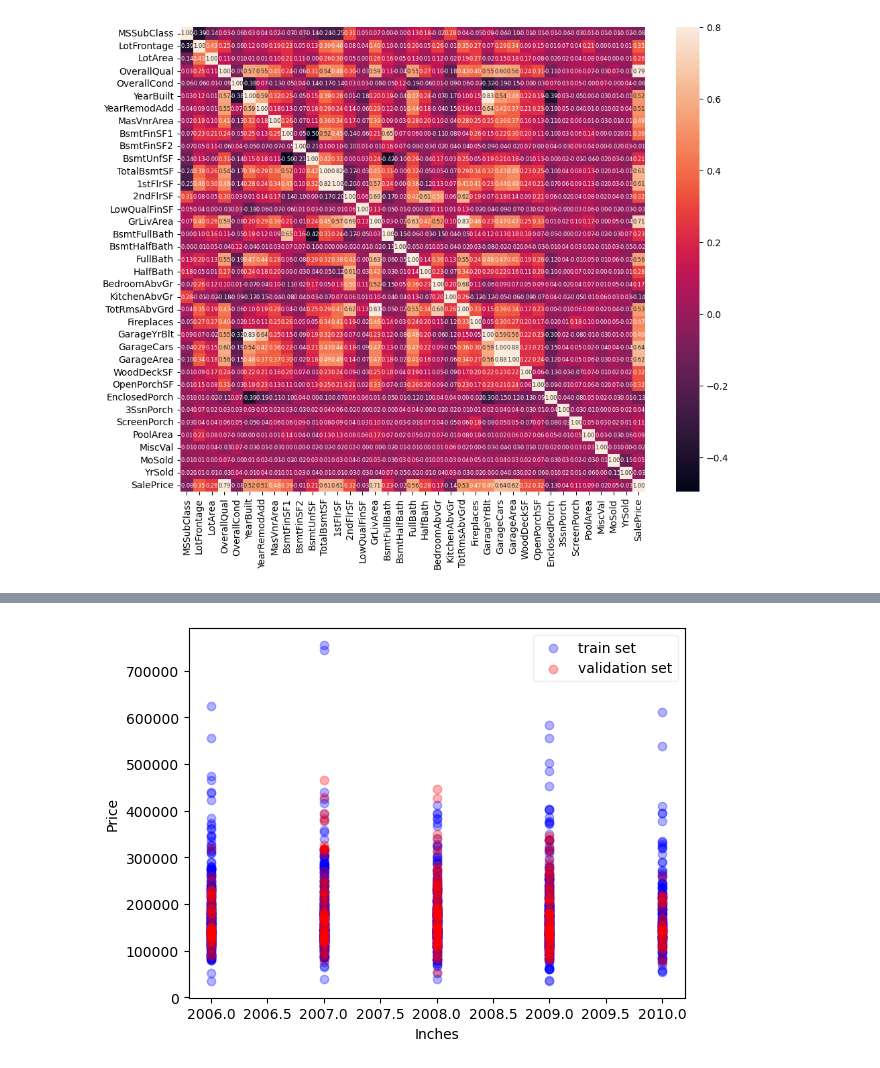
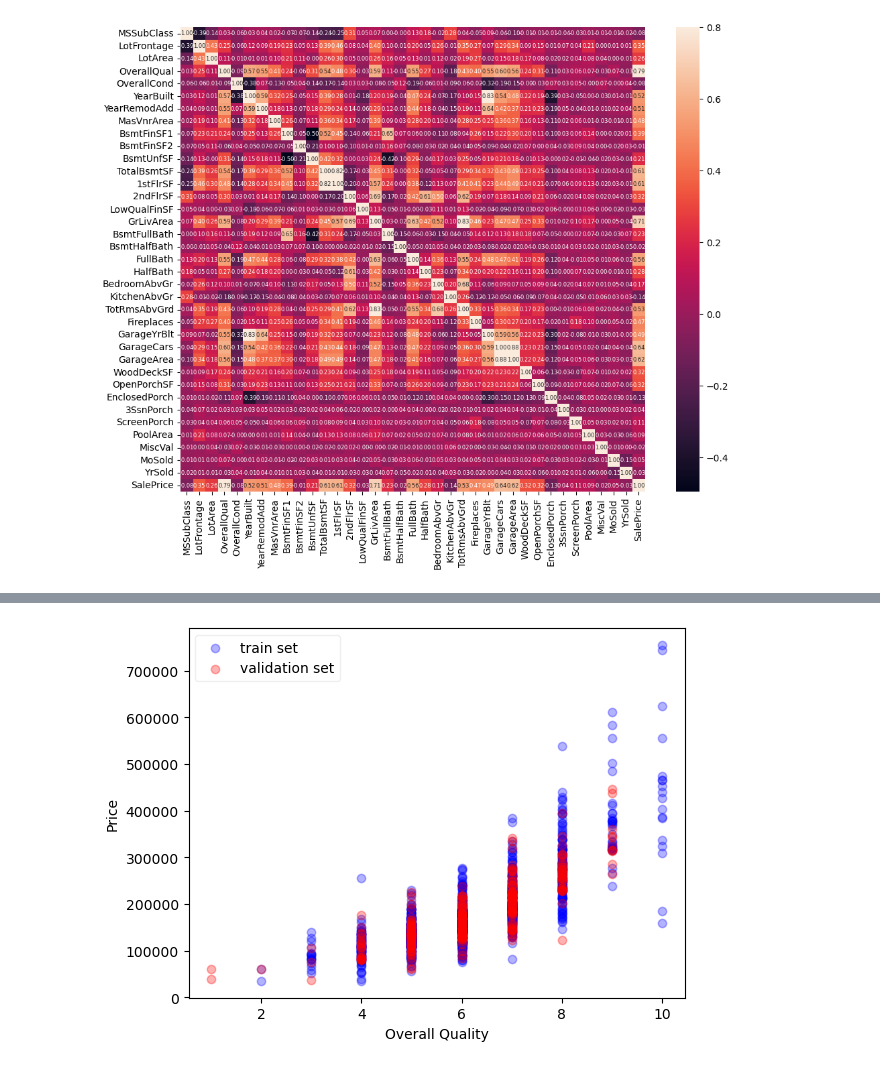
Before and after one commit to SeasonedPork/projectSE411, a Jupyter notebook: AllinOne.ipynb, the cells around one changed output, grey strips where cells are left out. Cells and saved outputs as stored; diff of their text form; code cells hidden in the pictures.

Commit message:
data is selected and cleaned
for some magic thing selected data is clean like wtf? i thought i need some code seem it is not require should i just put it in just incase?

```diff
--- a/AllinOne.ipynb
+++ b/AllinOne.ipynb
@@ -74,3 +74,7 @@ sns.heatmap(corrmat, vmax=.8,annot=True, square=True,fmt='.2f',annot_kws={'size'
 # %% [output]
 <Axes: >
 [figure]
+# %%
+#select a data for the new dataframe by using above heatmap as reference point
+#will pick something above 0.5 - 0.6 and totalbsmtsf2 and 1stflrsf
+df_train = data[["OverallQual","GrLivArea","GarageCars","FullBath","TotalBsmtSF","YearBuilt","SalePrice"]]
@@ -127,17 +109,17 @@ executing.executing.NotOneValueFound: Expected one value, found 0
 # %%
 # Split dataset into train and validation(visualize):
-def split_dataset(df_num, train_frac=0.7):
- train = df_num.sample(frac=train_frac)
- val = df_num.drop(train.index)
+def split_dataset(df_train, train_frac=0.7):
+ train = df_train.sample(frac=train_frac)
+ val = df_train.drop(train.index)
  return train, val
 
 #
-train_1, validation_1 = split_dataset(df_num, train_frac=0.8)
-plt.scatter(train_1['YrSold'].astype(int), train_1['SalePrice'].astype(int), c='blue', alpha=0.3)
-plt.scatter(validation_1['YrSold'].astype(int), validation_1['SalePrice'].astype(int), c='red', alpha=0.3)
-plt.xlabel('Inches')
+train_1, validation_1 = split_dataset(df_train, train_frac=0.8)
+plt.scatter(train_1['OverallQual'].astype(int), train_1['SalePrice'].astype(int), c='blue', alpha=0.3)
+plt.scatter(validation_1['OverallQual'].astype(int), validation_1['SalePrice'].astype(int), c='red', alpha=0.3)
+plt.xlabel('Overall Quality')
 plt.ylabel('Price')
 plt.legend(['train set', 'validation set'], framealpha=0.3)
 plt.show()
 # %% [output]
-[figure, old version]
+[figure, new version]
```
Also changed, not shown: parts of 5 cells of this notebook.
